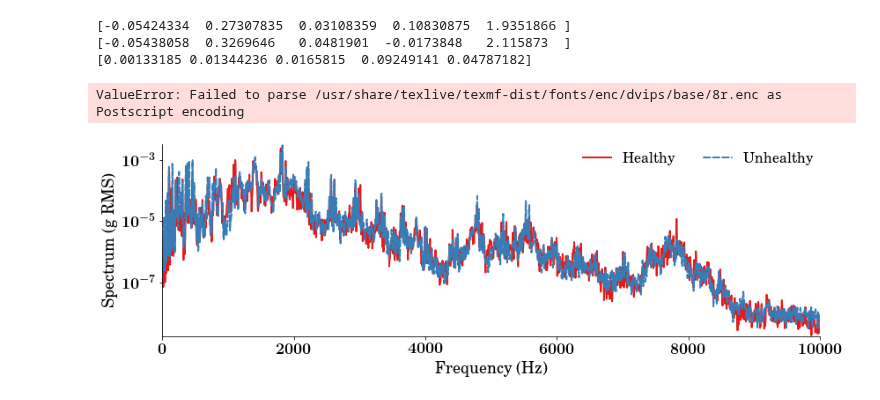
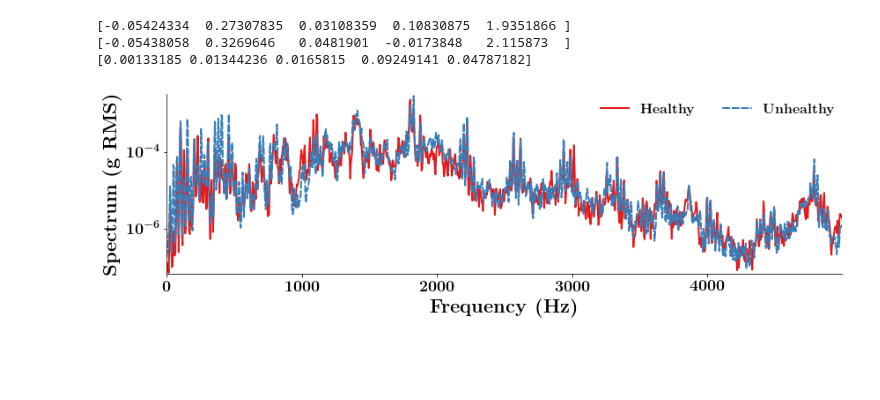
Before and after one commit to danielnewman09/Dissertation, a Jupyter notebook: Dissertation-Notebooks/Chapter-6/Anomaly-Detection-250SFM-002IPT.ipynb, the cells around one changed output. Cells and saved outputs as stored; diff of their text form; code cells hidden in the pictures; blank space fills up the shorter version.

Commit message:
figure updates

```diff
--- a/Dissertation-Notebooks/Chapter-6/Anomaly-Detection-250SFM-002IPT.ipynb
+++ b/Dissertation-Notebooks/Chapter-6/Anomaly-Detection-250SFM-002IPT.ipynb
@@ -259,31 +259,32 @@ freqs,X_healthy = signal.welch(X_train[healthy_args,:], fs=20e3, nperseg=4096, s
 # %%
 np.mean(X[0],axis=0).shape
 
+max_index = 1024
+
 # combine the responses and labels to put on our 2D plot
-responses = np.vstack((np.mean(X_healthy,axis=0)[:],np.mean(X_unhealthy,axis=0)[:]))
+responses = np.vstack((np.mean(X_healthy,axis=0)[:max_index],np.mean(X_unhealthy,axis=0)[:max_index]))
 labels = ['Healthy','Unhealthy']
 
 numPoints = 200
 
 # Create a 2D plot
-genplt.generate_plot(freqs[:], # X - coordinate on the plot
+genplt.generate_plot(freqs[:max_index], # X - coordinate on the plot
               responses,# Y - coordinates on the plot
               labels,# Labels for the plot legend
               'Frequency (Hz)',# X - axis label
               'Spectrum (g RMS)',   # Y - axis label
               filename='FFT_Signal_Compare',   # Plot filename
               folder='figures',    # Specify the folder where the filename will be saved
               num_col=2,    # Specify the number of columns in the legend
               legend_loc='best', # Specify the location of the legend
               ymax=0.1,
                      log_y=True,
                      ymin=0.05,
               transparent=True,
               showplot=True,
               save_plot=True,
               template='wide',
               file_type='svg'
              )
 # %% [output]
-ValueError: Failed to parse /usr/share/texlive/texmf-dist/fonts/enc/dvips/base/8r.enc as Postscript encoding
-[figure, old version]
+[figure, new version]
```
Also changed, not shown: parts of 1 cell of this notebook, 11 other files.
